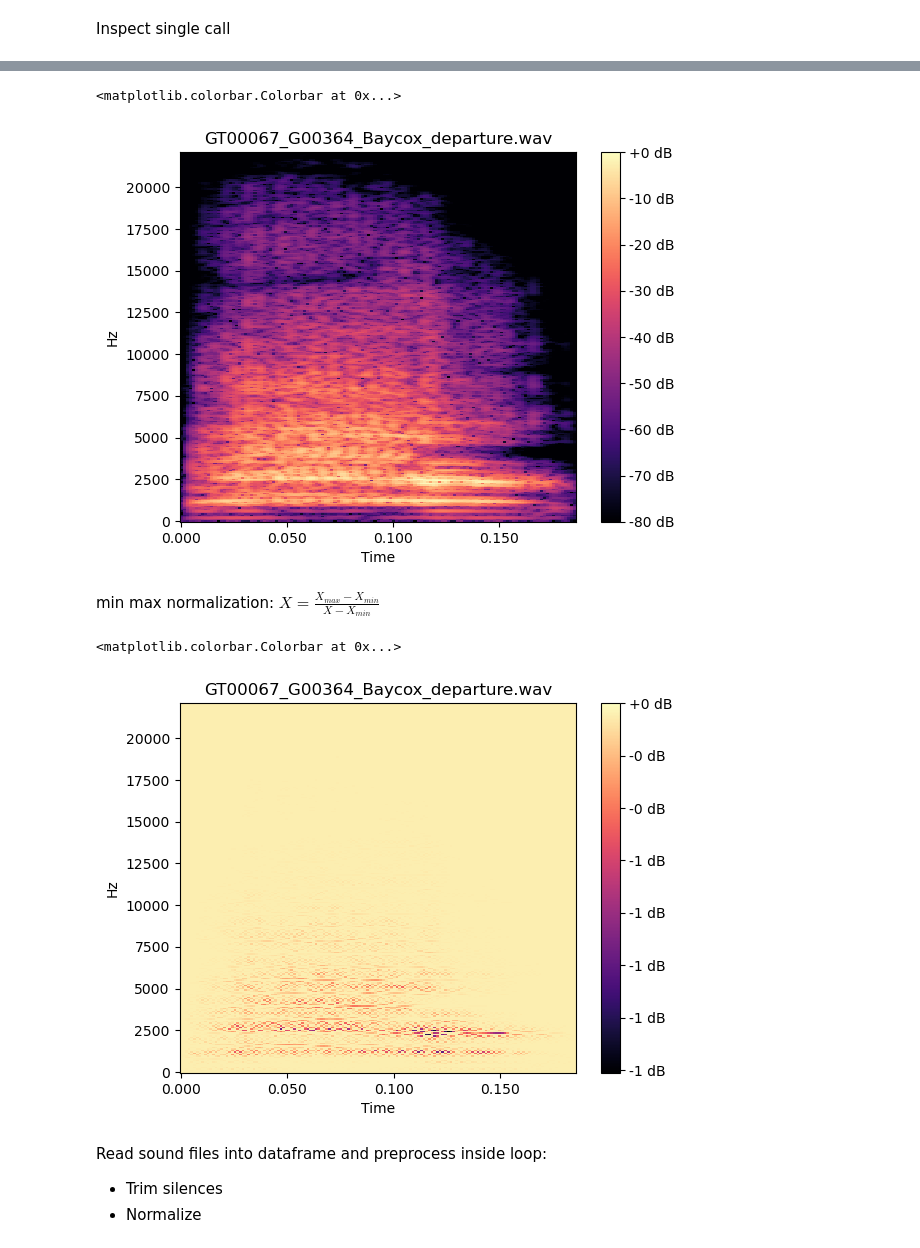
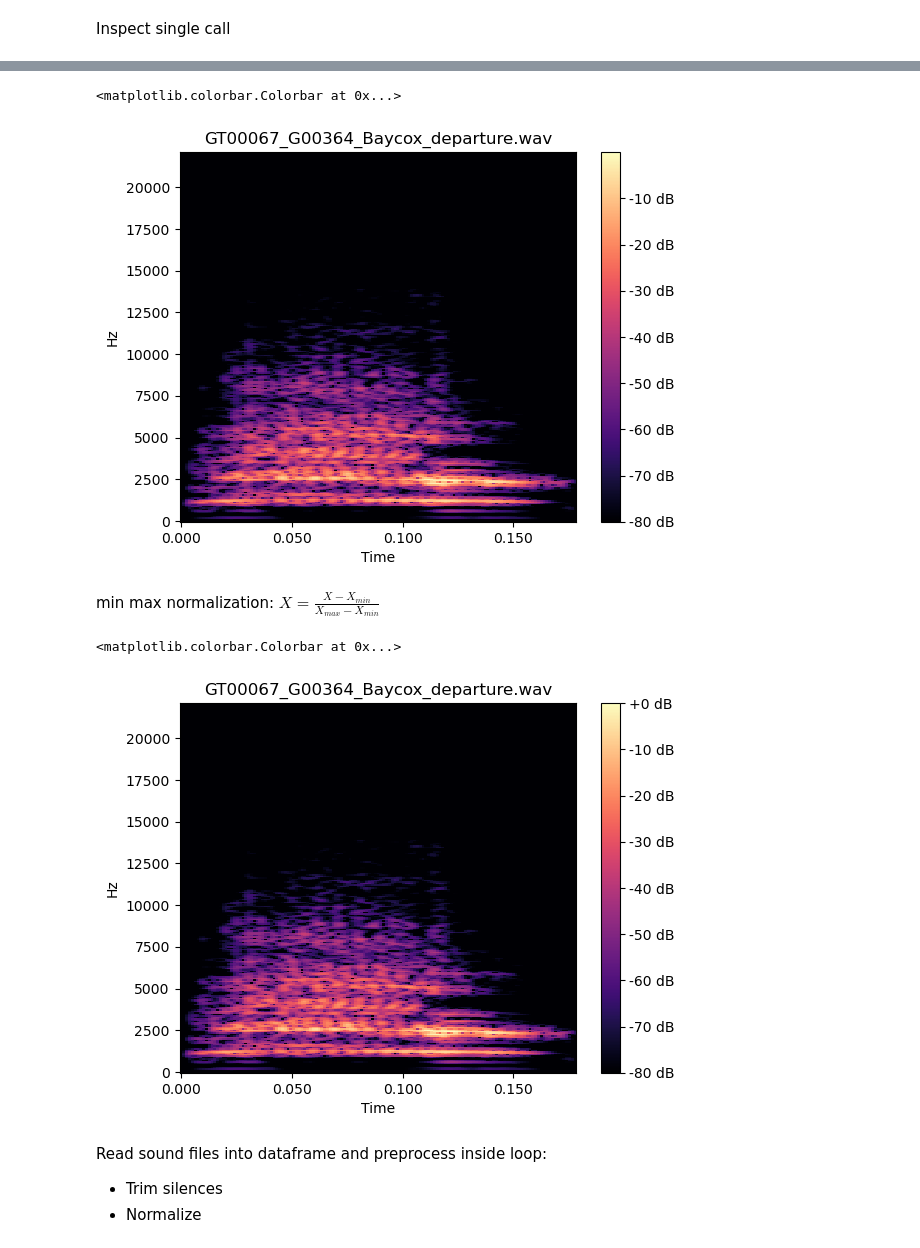
Before and after one commit to lgies23/GooseVocalizations---Thesis-code, a Jupyter notebook: gooseCallClustering.ipynb, the cells around one changed output, grey strips where cells are left out. Saved outputs shown, nothing was run; the diff lists cells and outputs as text; code cells hidden in the pictures.

```diff
--- a/gooseCallClustering.ipynb
+++ b/gooseCallClustering.ipynb
@@ -9,4 +14,4 @@ from tqdm.auto import tqdm
 # %%
 DATAPATH = "/Users/lenagies/Desktop/Master/Thesis/geese/data/clips_from_selections"
-track_paths = glob.glob(DATAPATH+"/*.wav")
+clip_paths = glob.glob(DATAPATH+"/*.wav")
 # %%
@@ -18,7 +23,9 @@ Inspect single call
 # %%
 i = 1300
 n_fft = 512
+hop_overlap = 9
+top_db_silence = 30
 # %%
-call, sr = librosa.load(track_paths[i], sr=None)
+call, sr = librosa.load(clip_paths[i], sr=None)
 # %%
 fig, ax = plt.subplots()
@@ -31,31 +38,33 @@ fig.colorbar(img, ax=ax, format="%+2.f dB")
 # %%
 # trim trailing silences using db threshold, discard second entry, that holds indices
 fig, ax = plt.subplots()
-img = librosa.display.specshow(librosa.amplitude_to_db(np.abs(librosa.stft(librosa.effects.trim(call, top_db=40, frame_length=n_fft, hop_length=(n_fft//8))[0], n_fft=n_fft, hop_length=(n_fft//8))), ref=np.max), sr=sr, hop_length=(n_fft//9), x_axis='time', y_axis='linear', ax=ax)
-ax.set(title=track_paths[i].split("/")[-1])
+img = librosa.display.specshow(librosa.amplitude_to_db(np.abs(librosa.stft(librosa.effects.trim(call, top_db=top_db_silence, frame_length=n_fft, hop_length=(n_fft//hop_overlap))[0], n_fft=n_fft, hop_length=(n_fft//hop_overlap)))**2, ref=np.max), sr=sr, hop_length=(n_fft//hop_overlap), x_axis='time', y_axis='linear', ax=ax)
+ax.set(title=clip_paths[i].split("/")[-1])
 fig.colorbar(img, ax=ax, format="%+2.f dB")
 # %% [output]
 <matplotlib.colorbar.Colorbar at 0x...>
-[figure, old version]
+[figure, new version]
 # %% [markdown]
 min max normalization:
-$X = \frac{X_{max} - X_{min}}{X - X_{min}}$
+$X = \frac{X - X_{min}}{X_{max} - X_{min}}$
 # %%
-def normalize(Spectrogram, min_db):
-    # Normalizes Spectrogram to values between 0 and 1
-    # Reference: Tim Sainburg (workshop - how to quote?) #TODO
-    return np.clip((Spectrogram - min_db) / -min_db, 0, 1)
+# TODO
+def min_max_scale(spectrogram):
+    # Normalizes Spectrogram to values between 0 and 1, from #
+    #return (spectrogram - spectrogram.min()) / (spectrogram.max() - spectrogram.min())
+    # from biosound package: https://github.com/theunissenlab/BioSoundTutorial/blob/master/BioSound1.ipynb
+    return (spectrogram.astype(float)/np.abs(spectrogram).max())
 
-trimmed_call = librosa.effects.trim(call, top_db=40, frame_length=n_fft, hop_length=(n_fft//8))[0]
-normalized_call = normalize(librosa.stft(trimmed_call, n_fft=n_fft, hop_length=(n_fft//9)), -80)
-db_values = librosa.amplitude_to_db(np.abs(normalized_call), ref=np.max)
+
+trimmed_call = librosa.effects.trim(call, top_db=top_db_silence, frame_length=n_fft, hop_length=(n_fft//9))[0]
+normalized_call = min_max_scale(np.abs(librosa.stft(trimmed_call, n_fft=n_fft, hop_length=(n_fft//9))))
 fig, ax = plt.subplots()
-img = librosa.display.specshow(db_values, sr=sr, hop_length=(n_fft//9), x_axis='time', y_axis='linear', ax=ax)
-ax.set(title=track_paths[i].split("/")[-1])
+img = librosa.display.specshow(librosa.amplitude_to_db(normalized_call**2, ref=np.max), sr=sr, hop_length=(n_fft//9), x_axis='time', y_axis='linear', ax=ax)
+ax.set(title=clip_paths[i].split("/")[-1])
 fig.colorbar(img, ax=ax, format="%+2.f dB")
 # %% [output]
 <matplotlib.colorbar.Colorbar at 0x...>
-[figure, old version]
+[figure, new version]
 # %% [markdown]
 Read sound files into dataframe and preprocess inside loop:
 - Trim silences
```
Also changed, not shown: parts of 17 cells of this notebook, 1 other file.
